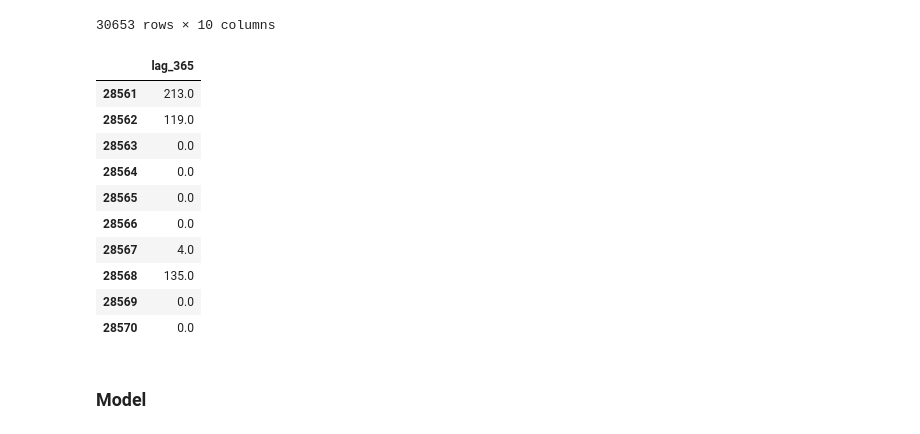
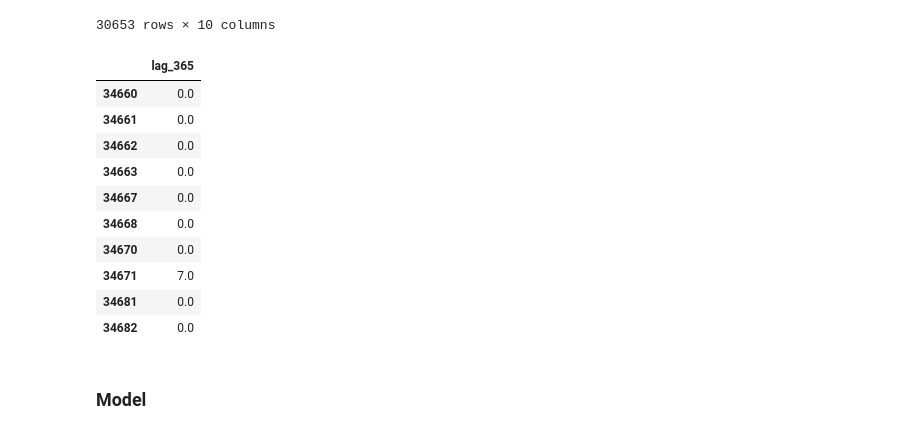
Before and after one commit to the-horhe/mlops-zoomcamp-project, a Jupyter notebook: notebooks/model.ipynb, the cells around one changed output. Drawn from its saved outputs; the diff is of its cells as text; code cells hidden in the pictures.

```diff
--- a/notebooks/model.ipynb
+++ b/notebooks/model.ipynb
@@ -151,28 +151,28 @@ df_clean
 # %%
 features = ['lag_1', 'lag_7', 'lag_30', 'lag_365',
             'rolling_mean_7', 'rolling_std_7', 'rolling_mean_30', 'rolling_std_30']
 
 # To test different lag sets change values here
 # Year lag works ok and allows to predict up to 1 year in future
 features = ['lag_365']
 
 X = df_clean[features]
 y = df_clean['PRCP']
 
 X_train, X_test, y_train, y_test = train_test_split(X, y, test_size=0.2, random_state=42, shuffle=False)
-X_train.tail(10)
+X_test.tail(10)
 # %% [output]
 |  | lag_365 |
-| 28561 | 213.0 |
-| 28562 | 119.0 |
-| 28563 | 0.0 |
-| 28564 | 0.0 |
-| 28565 | 0.0 |
-| 28566 | 0.0 |
-| 28567 | 4.0 |
-| 28568 | 135.0 |
-| 28569 | 0.0 |
-| 28570 | 0.0 |
+| 34660 | 0.0 |
+| 34661 | 0.0 |
+| 34662 | 0.0 |
+| 34663 | 0.0 |
+| 34667 | 0.0 |
+| 34668 | 0.0 |
+| 34670 | 0.0 |
+| 34671 | 7.0 |
+| 34681 | 0.0 |
+| 34682 | 0.0 |
 # %% [markdown]
 ### Model
 # %%
```
Also changed, not shown: 2 other files.
